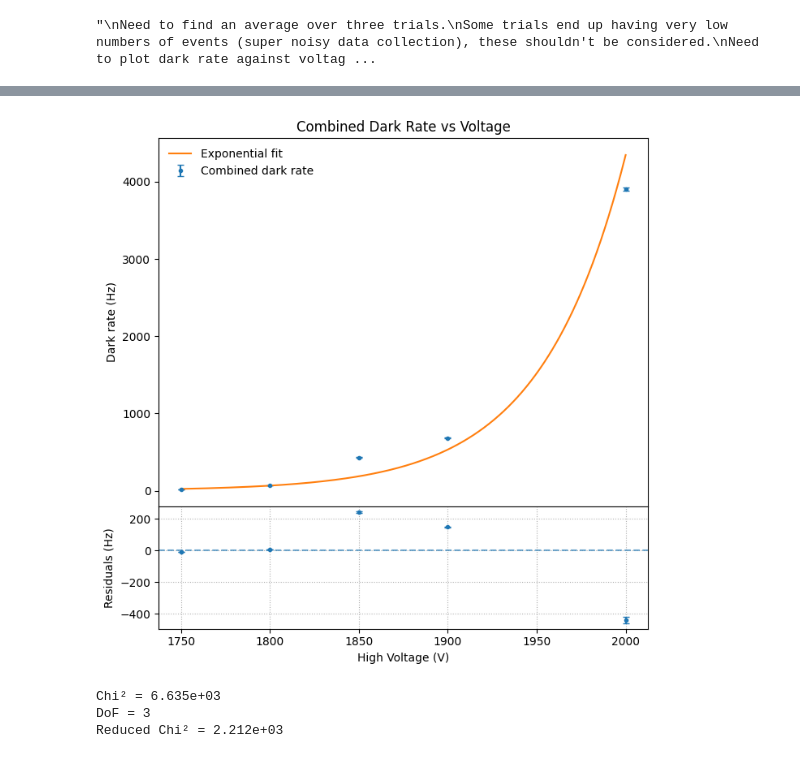
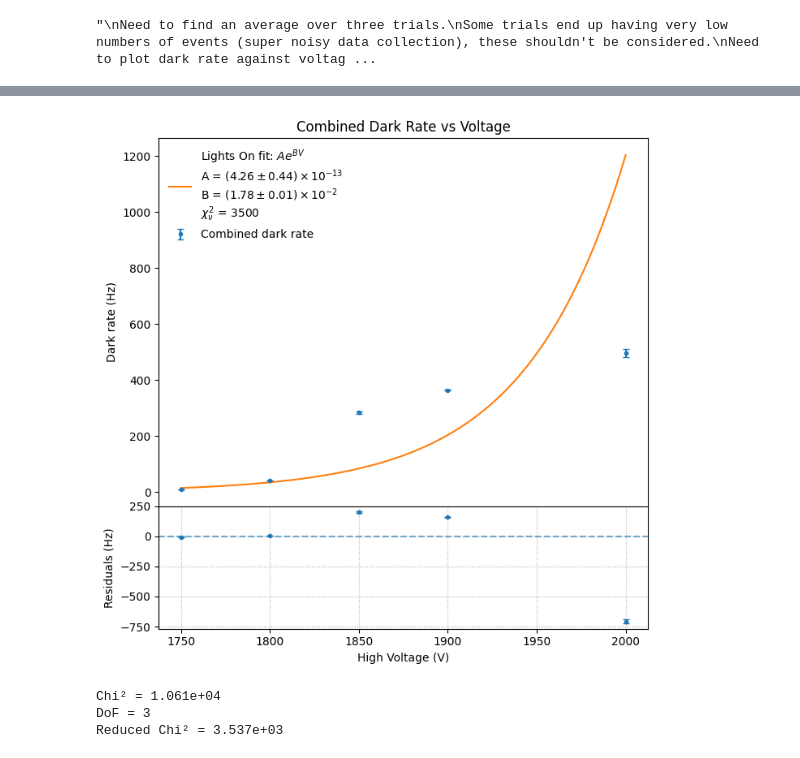
Before and after one commit to hhuckvale/DMProject, a Jupyter notebook: PMT_Characteristics/DarkRate/DarkRateCalc_final_events_combined.ipynb, the cells around one changed output, grey strips where cells are left out. Cells and saved outputs as stored; diff of their text form; code cells hidden in the pictures.

```diff
--- a/PMT_Characteristics/DarkRate/DarkRateCalc_final_events_combined.ipynb
+++ b/PMT_Characteristics/DarkRate/DarkRateCalc_final_events_combined.ipynb
@@ -60,12 +61,12 @@ Name: date+note+voltage+10000+trialnumber+lights+clean.csv
 
 #allfiles = glob.glob('PMT2_cleaned/*cleaned.csv')
 #allfiles = glob.glob('ProcessedPMT2/*3.csv')
-allfiles = glob.glob('PMT4_AllAnalysis/PMT4Cleaned/*cleaned.csv')
+allfiles = glob.glob('CORRECTED_INDICES_AMPCUTS/*cleaned.csv')
 enough_events = []
 
 for f in allfiles:
     df = pd.read_csv(f)
-    if len(df)<1000:
+    if len(df)<200:
         print(f"Discarding {f}, only {len(df)} events after cleaning")
         continue
     enough_events.append(f)
@@ -114,7 +115,7 @@ for file in enough_events:
     print(DR_err)
 
 # disregard dark rate value out of average if an anomaly
-    if dark_rate > 40000:
+    if dark_rate > 3000:
         print(f"Discarding {file} due to unusual dark rate = {dark_rate:.3f}Hz")
         continue
 
@@ -271,11 +272,63 @@ perr = np.sqrt(np.diag(pcov))
 V_dense = np.linspace(np.min(V_fit), np.max(V_fit), 1000)
 R_dense = exponential(V_dense, *popt)
 
+residuals = R_fit - exponential(V_fit, *popt)
+
+chi2 = np.sum((residuals / E_fit)**2)
+nu = len(V_fit) - len(popt)
+
+chi2nu = chi2 / nu
+
+def fmt_sig_figs(val, n=2):
+    """Rounds a number to n significant figures and returns as a string."""
+    if val == 0:
+        return "0"
+    # Calculate the order of magnitude
+    mag = floor(log10(abs(val)))
+    # Round to the appropriate decimal place
+    rounded_val = round(val, -int(mag - (n - 1)))
+    # Format as a float to avoid scientific notation in the string
+    return f"{rounded_val:g}"
+
+def format_scientific_latex(val, err, n=2):
+    """
+    Formats a value and error into LaTeX scientific notation
+    sharing the same power of 10.
+    """
+    if err <= 0:
+        return f"{val:.1e} \pm {err:.1e}"
+
+    # 1. Find the exponent of the value
+    exponent = floor(log10(abs(val)))
+
+    # 2. Scale both by that exponent
+    factor = 10**exponent
+    scaled_val = val / factor
+    scaled_err = err / factor
+
+    # 3. Return the LaTeX string
+    # n controls decimal places (e.g., n=2 gives 1.23)
+    return (f"({scaled_val:.{n}f} \pm {scaled_err:.{n}f}) "
+            f"\\times 10^{{{exponent}}}")
+
+if popt is not None:
+    a_tex = format_scientific_latex(popt[0], perr[0], n=2)
+    b_tex = format_scientific_latex(popt[1], perr[1], n=2)
+
+    label = (
+        r'Lights On fit: $A e^{BV}$' +
+        f'\nA = ${a_tex}$' +
+        f'\nB = ${b_tex}$'
+    )
+    if chi2nu is not None:
+        label += f'\n$\chi^2_\\nu$ = {fmt_sig_figs(chi2nu, n=2)}'
+
+
 fig, (ax_main, ax_res) = plt.subplots(2, 1, sharex=True, figsize=(7,7),
                                      gridspec_kw={'height_ratios':[3,1],'hspace':0})
 
 ax_main.errorbar(V_fit, R_fit, yerr=E_fit, fmt='o', ms=3, capsize=3, label="Combined dark rate")
-ax_main.plot(V_dense, R_dense, '-', label="Exponential fit")
+ax_main.plot(V_dense, R_dense, '-', label=label)
 
 ax_main.set_ylabel("Dark rate (Hz)")
 ax_main.set_title("Combined Dark Rate vs Voltage")
@@ -323,4 +376,4 @@ print(f"Reduced Chi² = {chi2/nu:.3e}")
-[figure, old version]
+[figure, new version]
-Chi² = 6.635e+03
+Chi² = 1.061e+04
 DoF = 3
-Reduced Chi² = 2.212e+03
+Reduced Chi² = 3.537e+03
```
Also changed, not shown: parts of 3 cells of this notebook, 8 other files.
